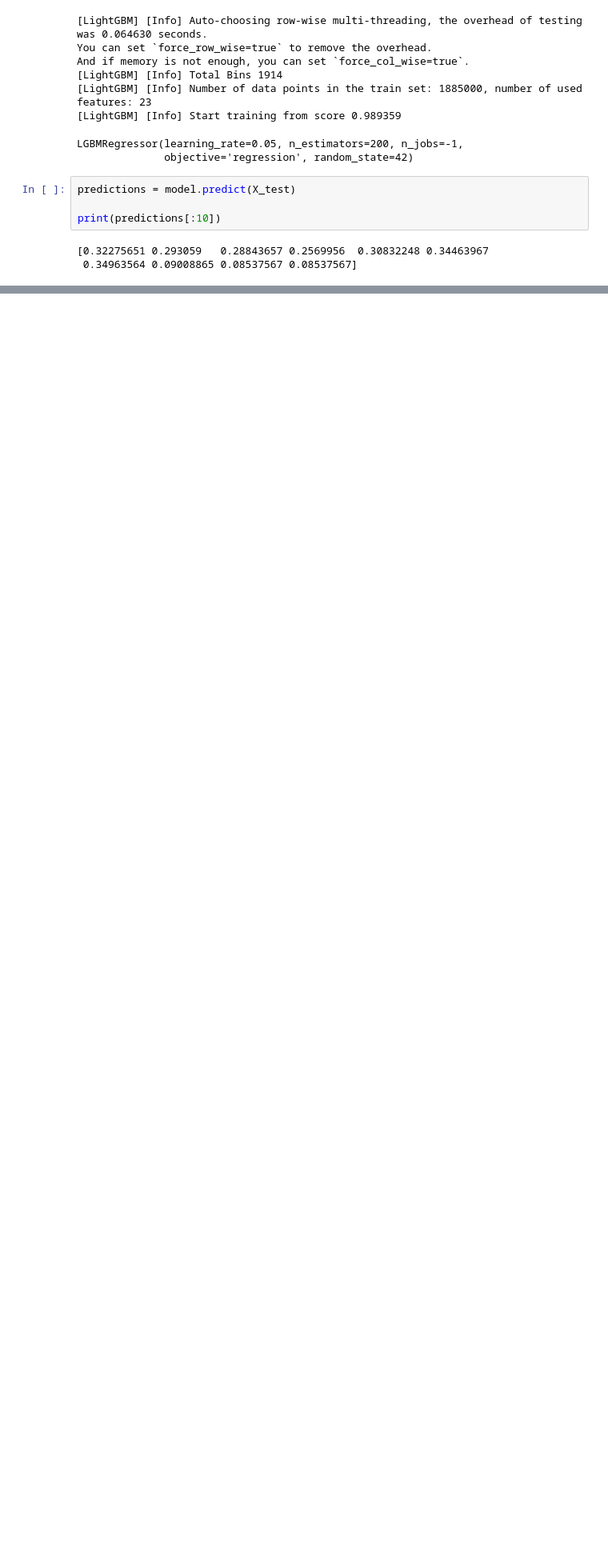
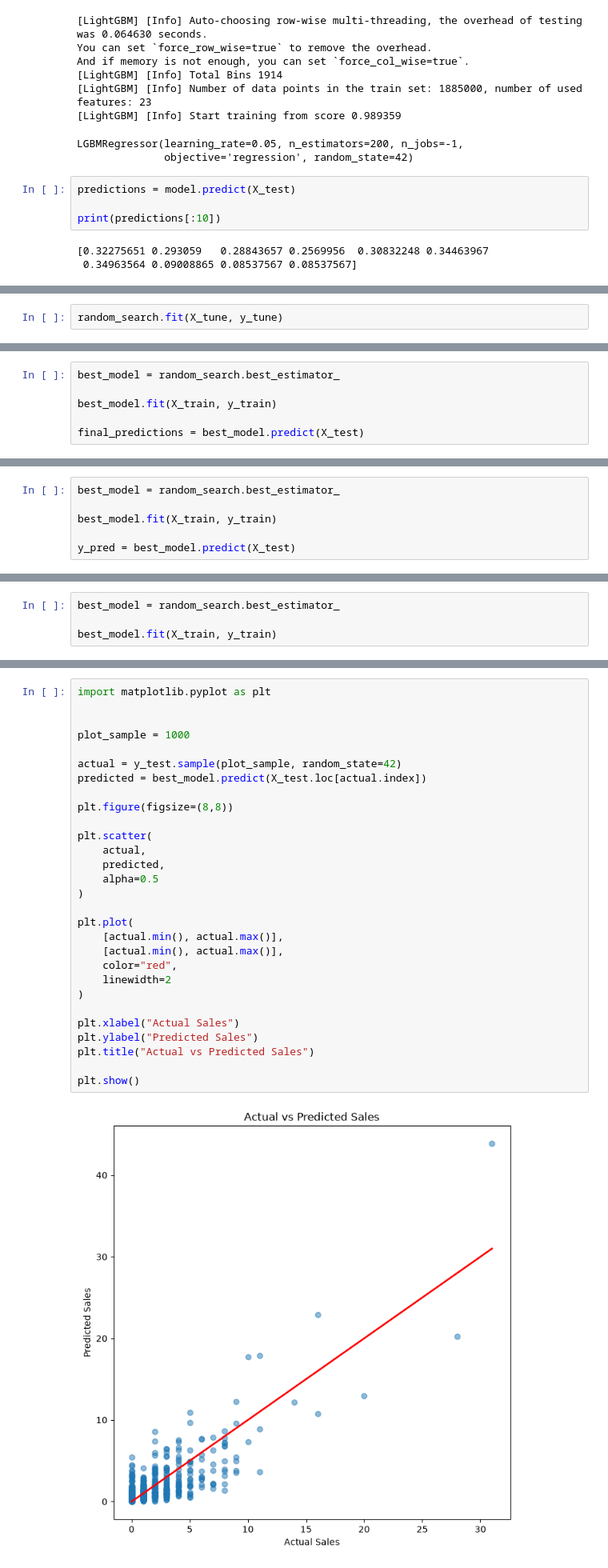
Before and after one commit to cppandey497/M5_Forecasting_Model-Kaggle, a Jupyter notebook: notebooks/01_Data_Understanding.ipynb, the cells around one changed output, grey strips where cells are left out. Shown at 80% size. Saved outputs shown, nothing was run; the diff lists cells and outputs as text; blank space fills up the shorter version.

```diff
--- a/notebooks/01_Data_Understanding.ipynb
+++ b/notebooks/01_Data_Understanding.ipynb
@@ -2470,0 +2594,2 @@ print(predictions[:10])
+# %%
+random_search.fit(X_tune, y_tune)
@@ -2470,0 +2633,6 @@ print(predictions[:10])
+# %%
+best_model = random_search.best_estimator_
+
+best_model.fit(X_train, y_train)
+
+final_predictions = best_model.predict(X_test)
@@ -2470,0 +2660,6 @@ print(predictions[:10])
+# %%
+best_model = random_search.best_estimator_
+
+best_model.fit(X_train, y_train)
+
+y_pred = best_model.predict(X_test)
@@ -2470,0 +2673,4 @@ print(predictions[:10])
+# %%
+best_model = random_search.best_estimator_
+
+best_model.fit(X_train, y_train)
@@ -2470,0 +2714,31 @@ print(predictions[:10])
+# %%
+import matplotlib.pyplot as plt
+
+
+plot_sample = 1000
+
+actual = y_test.sample(plot_sample, random_state=42)
+predicted = best_model.predict(X_test.loc[actual.index])
+
+plt.figure(figsize=(8,8))
+
+plt.scatter(
+    actual,
+    predicted,
+    alpha=0.5
+)
+
+plt.plot(
+    [actual.min(), actual.max()],
+    [actual.min(), actual.max()],
+    color="red",
+    linewidth=2
+)
+
+plt.xlabel("Actual Sales")
+plt.ylabel("Predicted Sales")
+plt.title("Actual vs Predicted Sales")
+
+plt.show()
+# %% [output]
+[figure, added]
```
Also changed, not shown: parts of 22 cells of this notebook, 2 other files.
